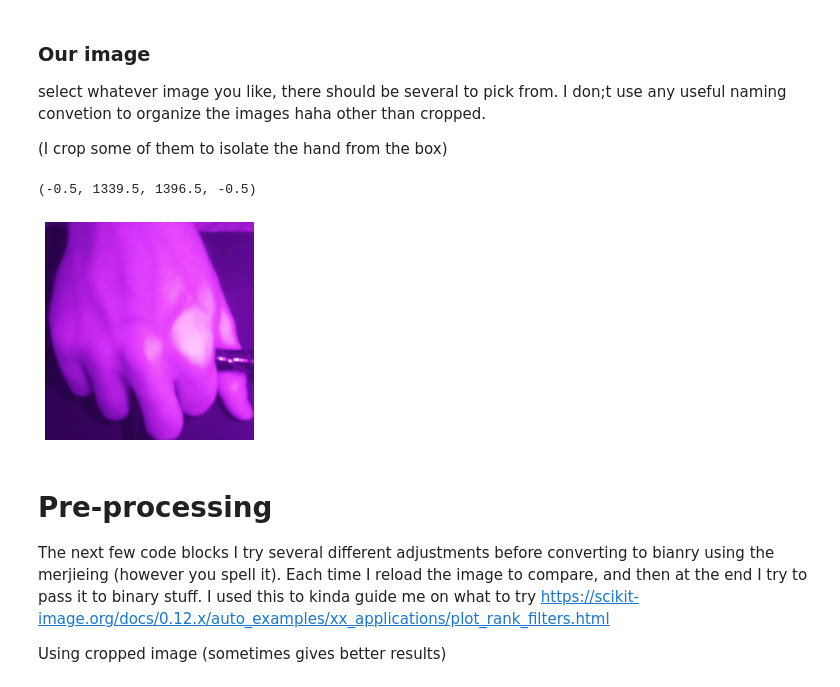
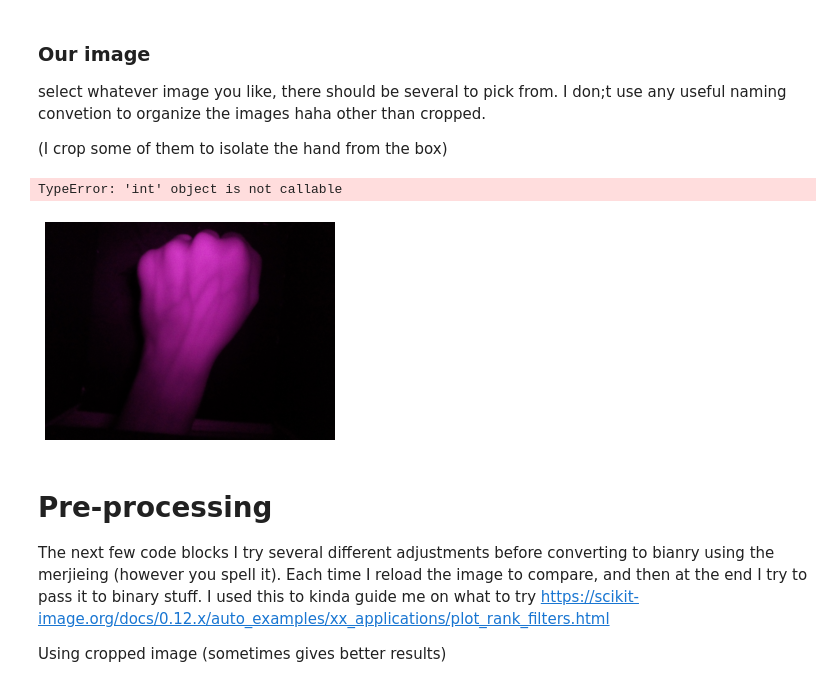
Before and after one commit to Jstambaugh00/BMESeniorDesignTeam7, a Jupyter notebook: UpdatedImageProcessing.ipynb, the cells around one changed output. Saved outputs shown, nothing was run; the diff lists cells and outputs as text; code cells hidden in the pictures.

```diff
--- a/UpdatedImageProcessing.ipynb
+++ b/UpdatedImageProcessing.ipynb
@@ -36,12 +39,12 @@ select whatever image you like, there should be several to pick from. I don;t us
 (I crop some of them to isolate the hand from the box)
 # %%
 # Read in image and display
-img = plt.imread('TestImage01.jpg')
+img = plt.imread('Image21.jpg')
 plt.imshow(img,cmap=plt.cm.gray)
 plt.axis('off')
 # %% [output]
-(-0.5, 1339.5, 1396.5, -0.5)
+TypeError: 'int' object is not callable
-[figure, old version]
+[figure, new version]
 # %% [markdown]
 # Pre-processing
 
```
Also changed, not shown: parts of 3 cells of this notebook.
